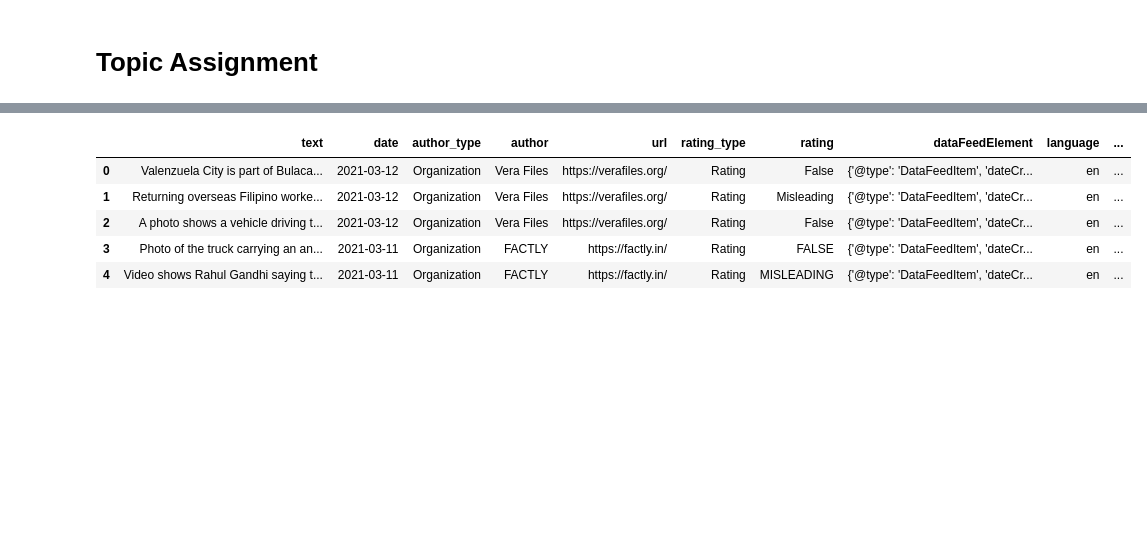
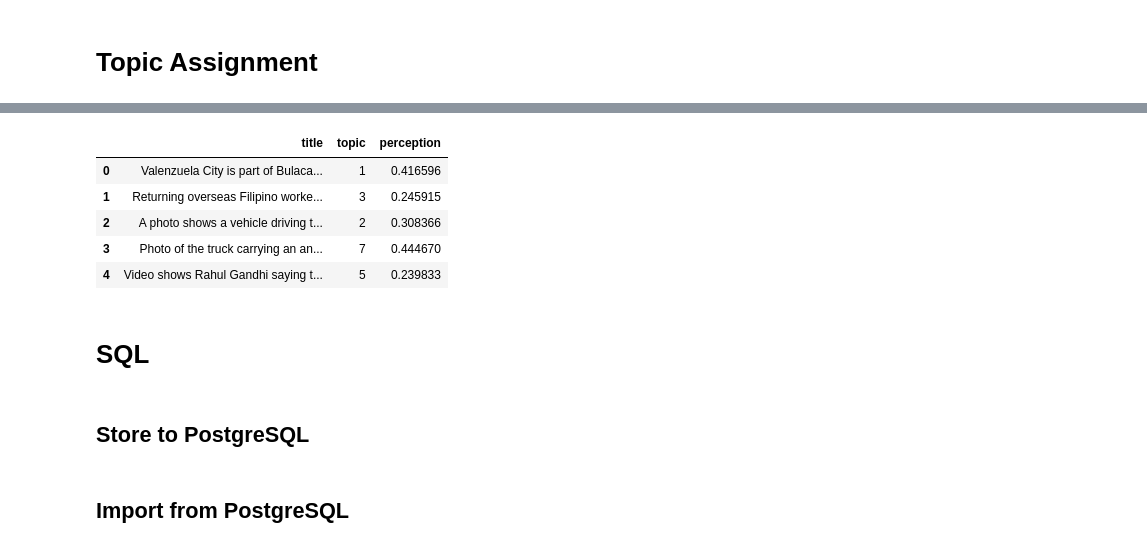
Before and after one commit to DavidKai1999/Stats-170-project, a Jupyter notebook: dataset_preprocessing/Topic Modeling.ipynb, the cells around one changed output, grey strips where cells are left out. Saved outputs shown, nothing was run; the diff lists cells and outputs as text; code cells hidden in the pictures; blank space fills up the shorter version.

Commit message:
Update SQL part

```diff
--- a/dataset_preprocessing/Topic Modeling.ipynb
+++ b/dataset_preprocessing/Topic Modeling.ipynb
@@ -23,5 +23,8 @@ en_news = fakenews[fakenews['language']=='en'].reset_index(drop=True)
 # Reddit Comments Data
 reddit_data = pd.read_json(redditcomment_path)
 # %%
-df = en_news.drop(columns=['author_type','url','rating_type','rating','dataFeedElement','language'])
-#df = reddit_data.drop(columns=['label','reddit_comments','researched_by','url'])
+en_news = en_news.drop(columns=['date','author','author_type','url','rating_type','rating','dataFeedElement','language']).drop_duplicates(subset='text').reset_index(drop=True)
+en_news = df.assign(title=df['text'])
+
+reddit_data = reddit_data.drop(columns=['label','reddit_comments','researched_by','url'])
+reddit_data = df1.drop_duplicates(subset='title').reset_index(drop=True)
@@ -27,0 +49,3 @@ df = en_news.drop(columns=['author_type','url','rating_type','rating','dataFeedE
+# %%
+#df = pd.concat([en_news,reddit_data]).reset_index(drop=True)
+df = en_news
@@ -168,20 +213,22 @@ plt.show()
 # %%
 # Get topics for each row
 
 Dominant_Topic = []
 Perc_Contribution = []
 
 for i in corpus:
     temp = sorted(lda_model[i][0], reverse=True, key=lambda x: x[1])[0]
     Dominant_Topic.append(temp[0])
     Perc_Contribution.append(temp[1])
 
-new_df = en_news.assign(Dominant_Topic=Dominant_Topic,Topic_Perception = Perc_Contribution)
+new_df = df.assign(topic=Dominant_Topic,perception = Perc_Contribution).drop(columns=['text'])
 new_df.head()
 # %% [output]
-|  | text | date | author_type | author | url | rating_type | rating | dataFeedElement | language | ... |
-| 0 | Valenzuela City is part of Bulaca... | 2021-03-12 | Organization | Vera Files | https://verafiles.org/ | Rating | False | {'@type': 'DataFeedItem', 'dateCr... | en | ... |
-| 1 | Returning overseas Filipino worke... | 2021-03-12 | Organization | Vera Files | https://verafiles.org/ | Rating | Misleading | {'@type': 'DataFeedItem', 'dateCr... | en | ... |
-| 2 | A photo shows a vehicle driving t... | 2021-03-12 | Organization | Vera Files | https://verafiles.org/ | Rating | False | {'@type': 'DataFeedItem', 'dateCr... | en | ... |
-| 3 | Photo of the truck carrying an an... | 2021-03-11 | Organization | FACTLY | https://factly.in/ | Rating | FALSE | {'@type': 'DataFeedItem', 'dateCr... | en | ... |
-| 4 | Video shows Rahul Gandhi saying t... | 2021-03-11 | Organization | FACTLY | https://factly.in/ | Rating | MISLEADING | {'@type': 'DataFeedItem', 'dateCr... | en | ... |
+|  | title | topic | perception |
+| 0 | Valenzuela City is part of Bulaca... | 1 | 0.416596 |
+| 1 | Returning overseas Filipino worke... | 3 | 0.245915 |
+| 2 | A photo shows a vehicle driving t... | 2 | 0.308366 |
+| 3 | Photo of the truck carrying an an... | 7 | 0.444670 |
+| 4 | Video shows Rahul Gandhi saying t... | 5 | 0.239833 |
+# %% [markdown]
+# SQL
@@ -187,0 +243,2 @@ new_df.head()
+# %% [markdown]
+## Store to PostgreSQL
@@ -187,0 +247,2 @@ new_df.head()
+# %% [markdown]
+## Import from PostgreSQL
```
Also changed, not shown: parts of 14 cells of this notebook, 2 other files.
